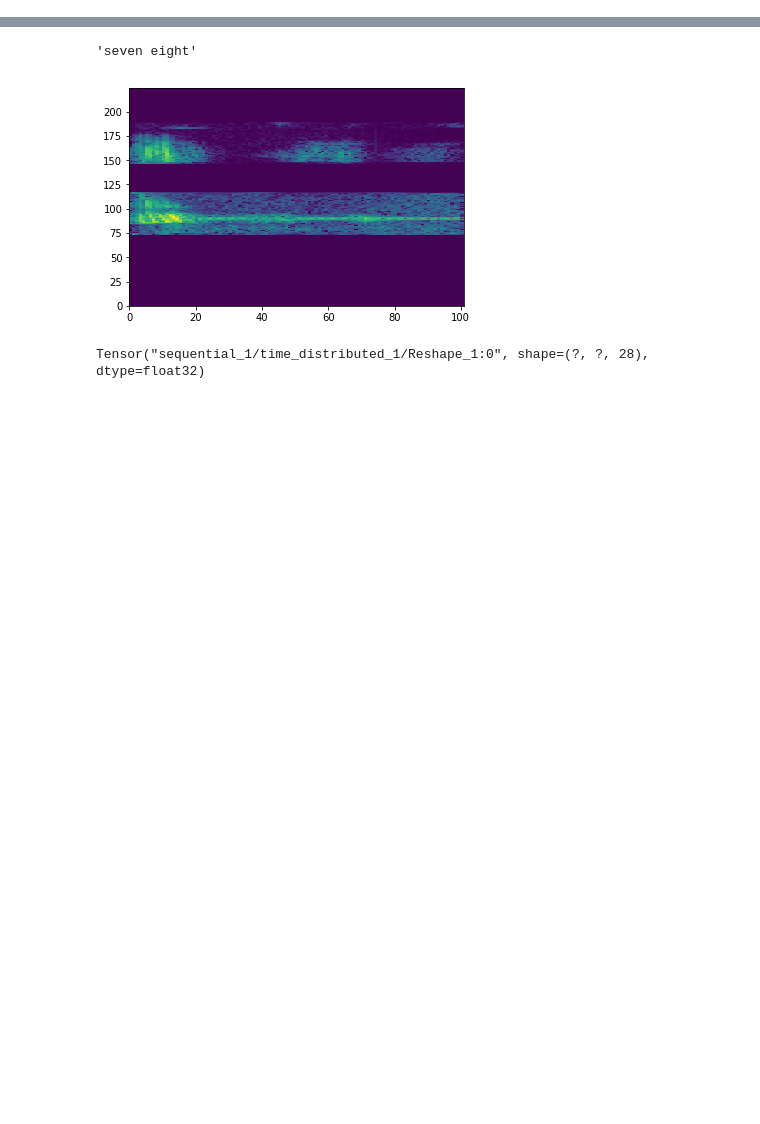
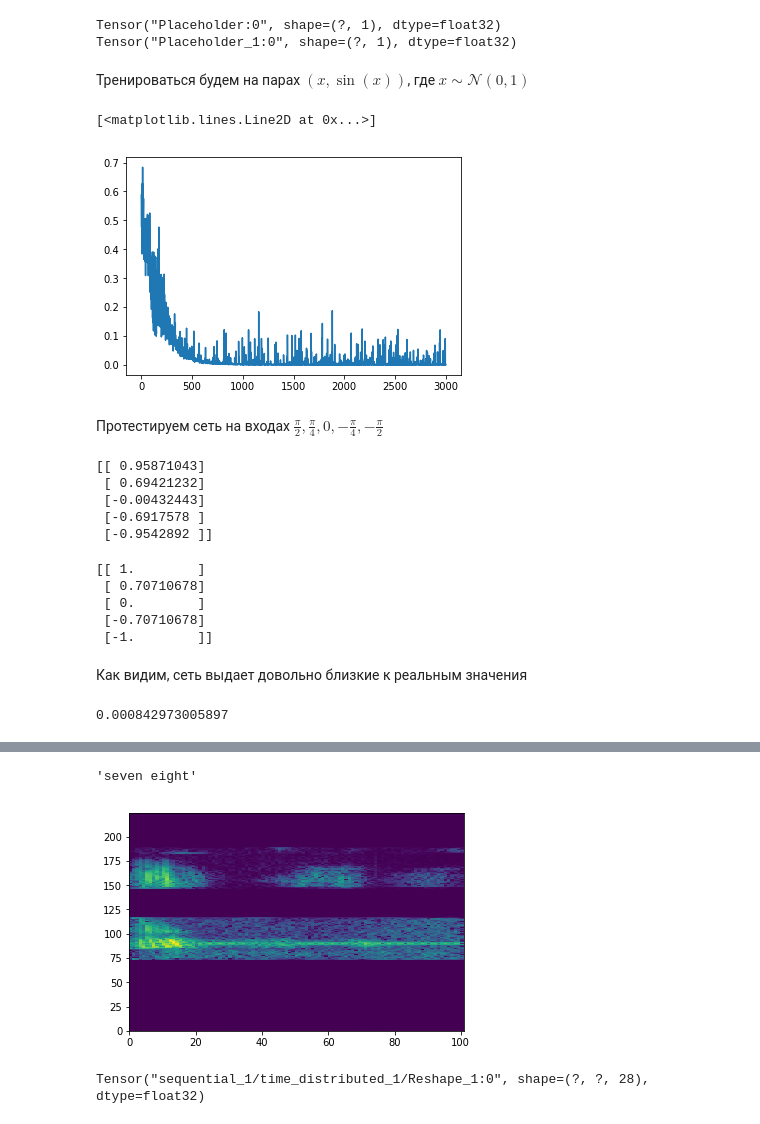
Before and after one commit to standy66/pycon-speech-recognition-2017, a Jupyter notebook: pycon_speech_recognition.ipynb, the cells around one changed output, grey strips where cells are left out. Saved outputs shown, nothing was run; the diff lists cells and outputs as text; code cells hidden in the pictures; blank space fills up the shorter version.

```diff
--- a/pycon_speech_recognition.ipynb
+++ b/pycon_speech_recognition.ipynb
@@ -43,0 +256,77 @@ plt.plot(data)
+# %%
+g = tf.Graph()
+with g.as_default():
+    # Определяем два "плейсхолдера", в них можно будет подать рантайм значение на этапе запуска модели
+    # через feed_dict параметр метода run у tf.Session
+    x = tf.placeholder(tf.float32, shape=(None, 1))
+    print(x)
+    y = tf.placeholder(tf.float32, shape=(None, 1))
+    print(y)
+
+    # Оперделяем Keras модель Sequential, это простая последовательность слоев.
+    model = Sequential()
+    # Добавляем в модель 5 полносвязных слоев
+    model.add(Dense(6, activation='relu', input_shape=(1,)))
+    model.add(Dense(6, activation='relu'))
+    model.add(Dense(6, activation='relu'))
+    model.add(Dense(6, activation='relu'))
+    # Активация на последнем слое tanh, т.к. sin(x) \in [-1, 1]
+    model.add(Dense(1, activation='tanh'))
+
+    # Результат применения модели ко входу x
+    y_hat = model(x)
+
+    # Определеяем функцию потерь и шаг градиентного спуска. Здесь используем AdamOptimizer, это разновидность градиентного спуска.
+    loss = tf.reduce_mean((y - y_hat) ** 2)
+    optimizer_step = tf.train.AdamOptimizer(learning_rate=1e-3).minimize(loss)
+# %% [output]
+Tensor("Placeholder:0", shape=(?, 1), dtype=float32)
+Tensor("Placeholder_1:0", shape=(?, 1), dtype=float32)
+# %% [markdown]
+Тренироваться будем на парах $(x, \sin(x))$, где $x \sim \mathcal{N}(0, 1)$
+# %%
+loss_history = []
+
+sess = tf.InteractiveSession(graph=g)
+sess.run(tf.global_variables_initializer())
+
+for i in range(3000):
+    # Генерируем новый батч обучающей выборки
+    x_batch = np.random.normal(scale=2.0, size=(32, 1))
+    y_batch = np.sin(x_batch)
+
+    # Запускаем оптимизатор, передаем x_batch и y_batch через feed_dict
+    loss_batch, _ = sess.run([loss, optimizer_step], feed_dict={x: x_batch, y: y_batch})
+    loss_history.append(loss_batch)
+# %%
+plt.plot(loss_history)
+# %% [output]
+[<matplotlib.lines.Line2D at 0x...>]
+[figure, added]
+# %% [markdown]
+Протестируем сеть на входах $\frac{\pi}{2}, \frac{\pi}{4}, 0, -\frac{\pi}{4}, -\frac{\pi}{2}$
+# %%
+x_batch = np.array([np.pi/2, np.pi/4, 0, -np.pi/4, -np.pi/2]).reshape(5, -1)
+y_batch_predict = sess.run(y_hat, feed_dict={x: x_batch})
+print(y_batch_predict)
+# %% [output]
+[[ 0.95871043]
+ [ 0.69421232]
+ [-0.00432443]
+ [-0.6917578 ]
+ [-0.9542892 ]]
+# %%
+y_batch = np.sin(x_batch)
+print(y_batch)
+# %% [output]
+[[ 1.        ]
+ [ 0.70710678]
+ [ 0.        ]
+ [-0.70710678]
+ [-1.        ]]
+# %% [markdown]
+Как видим, сеть выдает довольно близкие к реальным значения
+# %%
+print(np.mean((y_batch_predict - y_batch) ** 2))
+# %% [output]
+0.000842973005897
```
Also changed, not shown: parts of 66 cells of this notebook, 27 other files.
